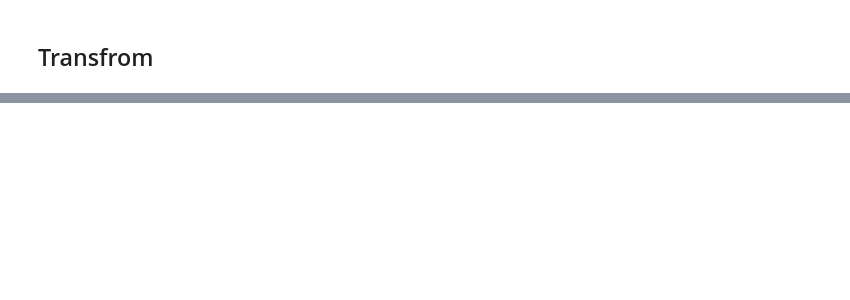
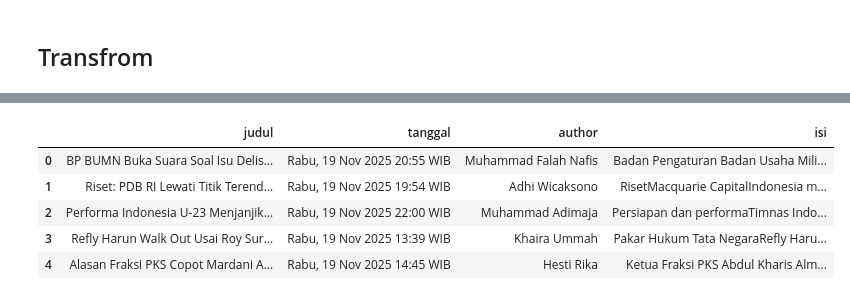
Before and after one commit to RizkyMlana/Scraping-CNNIndonesia, a Jupyter notebook: scraping.ipynb, the cells around one changed output, grey strips where cells are left out. Saved outputs shown, nothing was run; the diff lists cells and outputs as text; code cells hidden in the pictures; blank space fills up the shorter version.

```diff
--- a/scraping.ipynb
+++ b/scraping.ipynb
@@ -13,31 +14,31 @@ urls = [
     "https://www.cnnindonesia.com/nasional/20251118080935-12-1296568/korban-bullying-tewas-dan-hilangnya-rasa-aman-di-sekolah",
     "https://www.cnnindonesia.com/nasional/20251106101927-32-1292524/gimik-politik-sidang-mkd-di-balik-sanksi-sahroni-nafa-urbach-cs",
     "https://www.cnnindonesia.com/ekonomi/20251021062509-532-1286684/melihat-ekonomi-ri-setahun-prabowo-gibran-adakah-yang-perlu-dibenahi",
-    "https://www.cnnindonesia.com/olahraga/20251023055108-142-1287535/apakah-pelatih-timnas-indonesia-harus-tenar-lagi",
-    "https://www.cnnindonesia.com/nasional/20251015113125-12-1284720/terapis-spa-14-tahun-tewas-faktor-ekonomi-hingga-perdagangan-anak",
     "https://www.cnnindonesia.com/ekonomi/20251016061332-532-1285042/tepatkah-purbaya-mau-hapus-utang-rp1-juta-biar-warga-bisa-ajukan-kpr",
     "https://www.cnnindonesia.com/nasional/20251009111137-32-1282674/catatan-untuk-komite-otsus-urus-papua-bareng-bkp3-pimpinan-gibran",
-    "https://www.cnnindonesia.com/ekonomi/20251002061811-92-1279965/beruntun-cetak-rekor-sampai-kapan-harga-emas-terus-ngegas",
-    "https://www.cnnindonesia.com/olahraga/20250924203827-142-1277412/membaca-keputusan-patrick-kluivert",
     "https://www.cnnindonesia.com/nasional/20251119131113-12-1297058/refly-harun-walk-out-usai-roy-suryo-cs-ditolak-reformasi-polri-jimly",
-    "https://www.cnnindonesia.com/nasional/20251119170701-20-1297199/erupsi-besar-status-gunung-semeru-meningkat-dari-waspada-ke-siaga",
     "https://www.cnnindonesia.com/nasional/20251119232202-12-1297306/kasus-korupsi-kuota-haji-kpk-sita-1-rumah-dan-sejumlah-kendaraan",
-    "https://www.cnnindonesia.com/ekonomi/20251116000013-82-1295923/apa-itu-redenominasi-rupiah-yang-ubah-rp1000-jadi-rp1",
     "https://www.cnnindonesia.com/nasional/20251119140232-32-1297089/alasan-fraksi-pks-copot-mardani-ali-sera-dari-ketua-bksap-dpr",
     "https://www.cnnindonesia.com/nasional/20251119235105-20-1297307/sekitar-300-warga-dievakuasi-antisipasi-letusan-susulan-gunung-semeru",
     "https://www.cnnindonesia.com/ekonomi/20251119190500-92-1297252/bp-bumn-buka-suara-soal-isu-delisting-saham-waskita-imbas-merger",
-    "https://www.cnnindonesia.com/nasional/20251119180905-12-1297237/warga-sergai-hilang-2-tahun-ditemukan-tinggal-kerangka-di-pohon-aren",
     "https://www.cnnindonesia.com/nasional/20251119165436-20-1297192/kpu-solo-klarifikasi-berkas-jokowi-baru-setahun-sudah-dimusnahkan",
     "https://www.cnnindonesia.com/ekonomi/20251119174800-85-1297227/bos-pertamina-respons-keluhan-dpr-soal-bbm-di-jatim",
     "https://www.cnnindonesia.com/ekonomi/20251119194621-532-1297275/riset-pdb-ri-lewati-titik-terendah-siap-tumbuh-52-persen-di-2026",
-    "https://www.cnnindonesia.com/internasional/20251116033359-109-1295941/rudal-ini-kota-terlarang-bagi-perokok",
-    "https://www.cnnindonesia.com/internasional/20251119073920-134-1296918/dk-pbb-setuju-kirim-pasukan-asing-ke-gaza-sampai-trump-bertemu-mbs",
-    "https://www.cnnindonesia.com/internasional/20251118195802-120-1296844/israel-di-atas-angin-imbas-resolusi-gaza-dk-pbb-ini-kata-netanyahu",
-    "https://www.cnnindonesia.com/internasional/20251118135234-134-1296724/trump-girang-dk-pbb-setuju-kirim-pasukan-internasional-ke-gaza",
     "https://www.cnnindonesia.com/internasional/20250925125524-134-1277599/presiden-indonesia-ini-minta-hak-veto-dk-pbb-ditinjau-ulang",
     "https://www.cnnindonesia.com/olahraga/20251119074004-142-1296919/performa-indonesia-u-23-menjanjikan-emas-sea-games-2025-masih-jauh",
     "https://www.cnnindonesia.com/olahraga/20251119133352-142-1297070/daftar-top-skor-kualifikasi-piala-dunia-2026-haaland-runcing",
     "https://www.cnnindonesia.com/olahraga/20251119191344-142-1297260/8-negara-peserta-piala-dunia-2026-yang-pernah-dihajar-timnas-indonesia",
-    "https://www.cnnindonesia.com/olahraga/20251119134608-142-1297076/indra-isyaratkan-pemain-abroad-timnas-u-23-belum-pasti-ke-sea-games"
+    "https://www.cnnindonesia.com/olahraga/20251119134608-142-1297076/indra-isyaratkan-pemain-abroad-timnas-u-23-belum-pasti-ke-sea-games",
+    "https://www.cnnindonesia.com/olahraga/20251121161024-142-1297995/perdana-menteri-malaysia-ultimatum-fam-ini-masalah-besar",
+    "https://www.cnnindonesia.com/gaya-hidup/20251122164038-269-1298373/industri-wisata-jepang-masih-santuy-meski-diboikot-china",
+    "https://www.cnnindonesia.com/nasional/20251122195352-20-1298416/gus-yahya-buka-suara-soal-isu-pemakzulan-ketum-pbnu",
+    "https://www.cnnindonesia.com/nasional/20251122191926-20-1298412/koalisi-sipil-gugat-ke-mk-lapor-pbb-jika-kuhap-baru-diberlakukan",
+    "https://www.cnnindonesia.com/ekonomi/20251121060653-92-1297746/melihat-risiko-jika-pppk-dijadikan-pns-besarkah?mtype=mpc.ctr.A-boxccxmpcxmp-modelA",
+    "https://www.cnnindonesia.com/internasional/20251122153458-134-1298346/trump-ancam-hukum-mati-anggota-kongres-demokrat-yang-berkhianat",
+    "https://www.cnnindonesia.com/nasional/20251122153851-12-1298349/rudy-tanoe-kembali-ajukan-praperadilan-gugat-status-tersangka-kpk",
+    "https://www.cnnindonesia.com/nasional/20251122164531-25-1298375/bgn-beri-pelatihan-ribuan-penjamah-makanan-untuk-sppg-sulsel",
+    "https://www.cnnindonesia.com/otomotif/20251122145725-603-1298339/byd-kuasai-54-persen-penjualan-mobil-listrik-indonesia",
+    "https://www.cnnindonesia.com/internasional/20251122115513-134-1298265/sempat-sesumbar-pangkas-dana-new-york-trump-kini-siap-bantu-mamdani",
+    "https://www.cnnindonesia.com/ekonomi/20251122150853-625-1298342/sedia-akses-andal-jtt-perkuat-konektivitas-wilayah-timur-trans-jawa",
 ]
 # %%
@@ -115,4 +114 @@ Scraping: https://www.cnnindonesia.com/internasional/20251118195802-120-1296844/
 Done
-# %%
-df = pd.read_csv('cnnindo.csv')
-df
@@ -138,0 +261,9 @@ df
+# %%
+df.head()
+# %% [output]
+|  | judul | tanggal | author | isi |
+| 0 | BP BUMN Buka Suara Soal Isu Delis... | Rabu, 19 Nov 2025 20:55 WIB | Muhammad Falah Nafis | Badan Pengaturan Badan Usaha Mili... |
+| 1 | Riset: PDB RI Lewati Titik Terend... | Rabu, 19 Nov 2025 19:54 WIB | Adhi Wicaksono | RisetMacquarie CapitalIndonesia m... |
+| 2 | Performa Indonesia U-23 Menjanjik... | Rabu, 19 Nov 2025 22:00 WIB | Muhammad Adimaja | Persiapan dan performaTimnas Indo... |
+| 3 | Refly Harun Walk Out Usai Roy Sur... | Rabu, 19 Nov 2025 13:39 WIB | Khaira Ummah | Pakar Hukum Tata NegaraRefly Haru... |
+| 4 | Alasan Fraksi PKS Copot Mardani A... | Rabu, 19 Nov 2025 14:45 WIB | Hesti Rika | Ketua Fraksi PKS Abdul Kharis Alm... |
```
Also changed, not shown: parts of 21 cells of this notebook.
